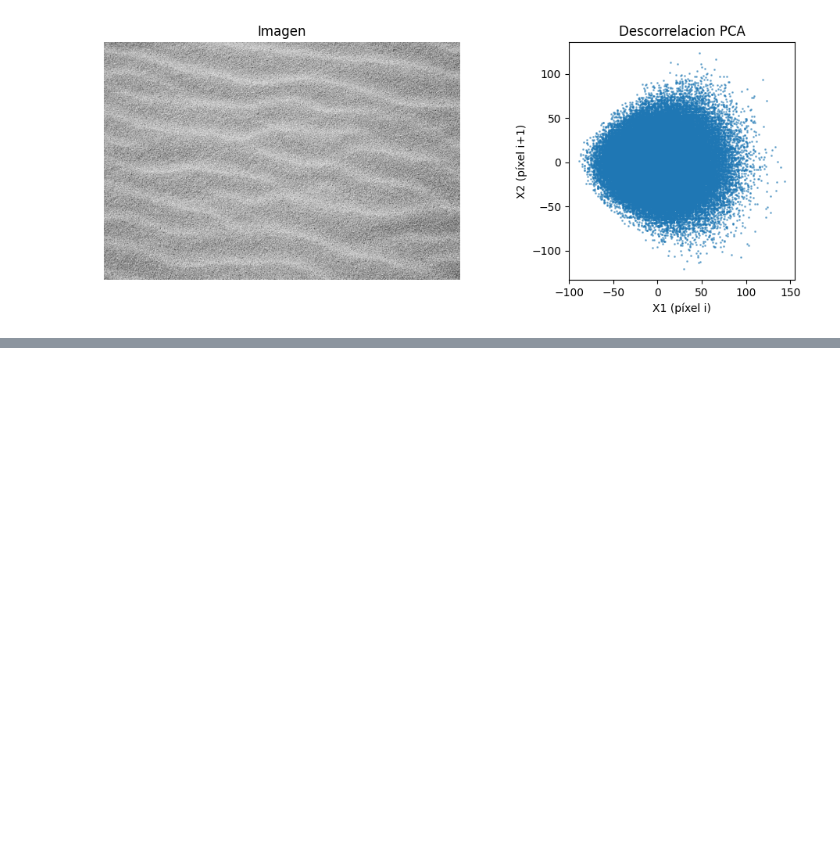
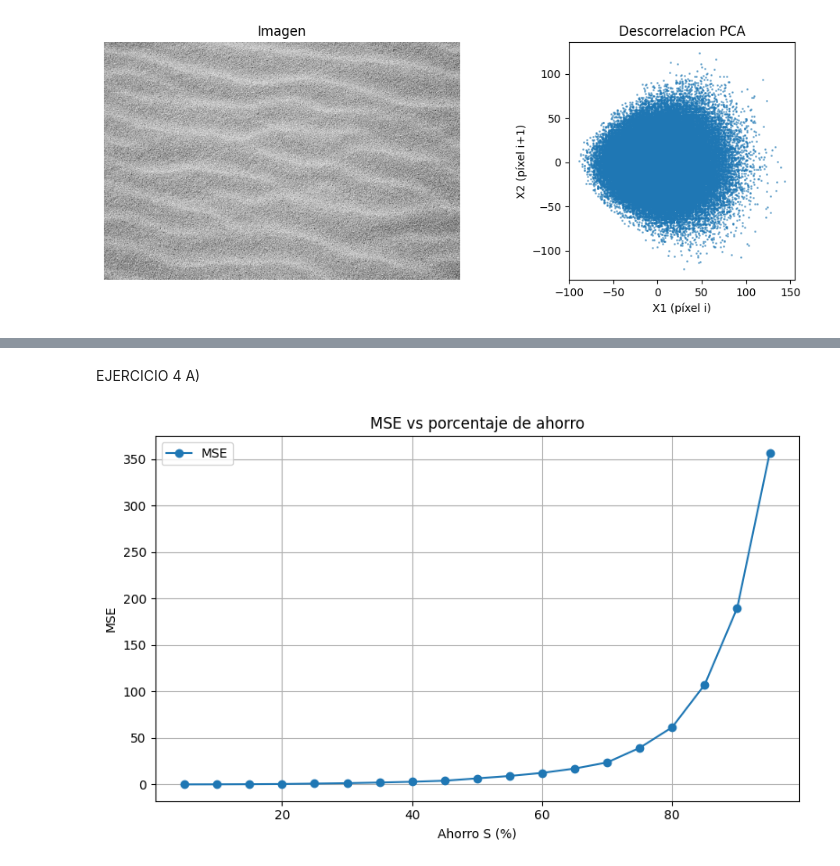
Before and after one commit to TomaasGonzalezzz/TP1-INFE, a Jupyter notebook: tp.ipynb, the cells around one changed output, grey strips where cells are left out. Saved outputs shown, nothing was run; the diff lists cells and outputs as text; code cells hidden in the pictures; blank space fills up the shorter version.

```diff
--- a/tp.ipynb
+++ b/tp.ipynb
@@ -111,0 +255,36 @@ graficar_imagen_y_dispersion(img2, Y2, titulo=f"Descorrelacion PCA")
+# %% [markdown]
+EJERCICIO 4 A)
+# %%
+def calcular_mse_vs_ahorro(ruta_img, bloque_size=8):
+    """Calcula y grafica el MSE vs porcentaje de ahorro S."""
+    img_gray = convertir_a_gris_float(ruta_img)
+    alto, ancho = img_gray.shape
+    X = imagen_a_bloques(img_gray, bloque_size, bloque_size)
+    S_vals = [5*n for n in range(1, 20)]
+    MSE_vals = []
+    alto_corte = alto - (alto % bloque_size)
+    ancho_corte = ancho - (ancho % bloque_size)
+    orig = img_gray[:alto_corte, :ancho_corte]
+
+    for S in S_vals:
+        k = max(1, int(np.ceil((1 - S/100) * bloque_size**2)))
+        Y, media, componentes, _, _ = pca_transformar(X, k)
+        X_hat = Y @ componentes + media
+        img_hat = bloques_a_imagen(X_hat, alto, ancho, bloque_size, bloque_size)
+        rec = img_hat[:alto_corte, :ancho_corte].astype(float)
+        mse_val = np.mean((orig.astype(float) - rec)**2)
+        MSE_vals.append(mse_val)
+
+    plt.figure(figsize=(8,5))
+    plt.plot(S_vals, MSE_vals, "o-", label="MSE")
+    plt.title("MSE vs porcentaje de ahorro")
+    plt.xlabel("Ahorro S (%)")
+    plt.ylabel("MSE")
+    plt.grid(True)
+    plt.legend()
+    plt.tight_layout()
+    plt.show()
+
+calcular_mse_vs_ahorro("./img_04.jpg")
+# %% [output]
+[figure, added]
```
Also changed, not shown: parts of 14 cells of this notebook.
